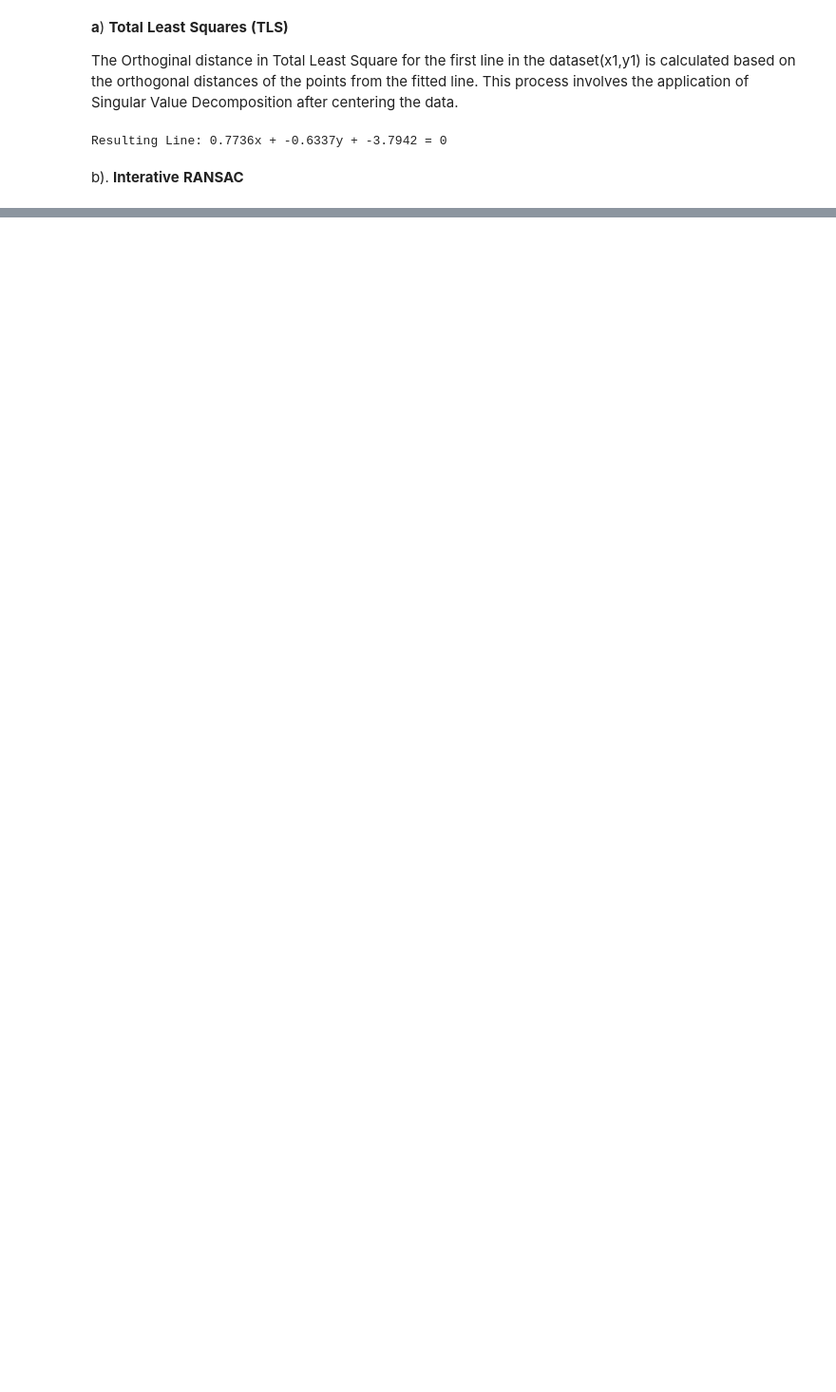
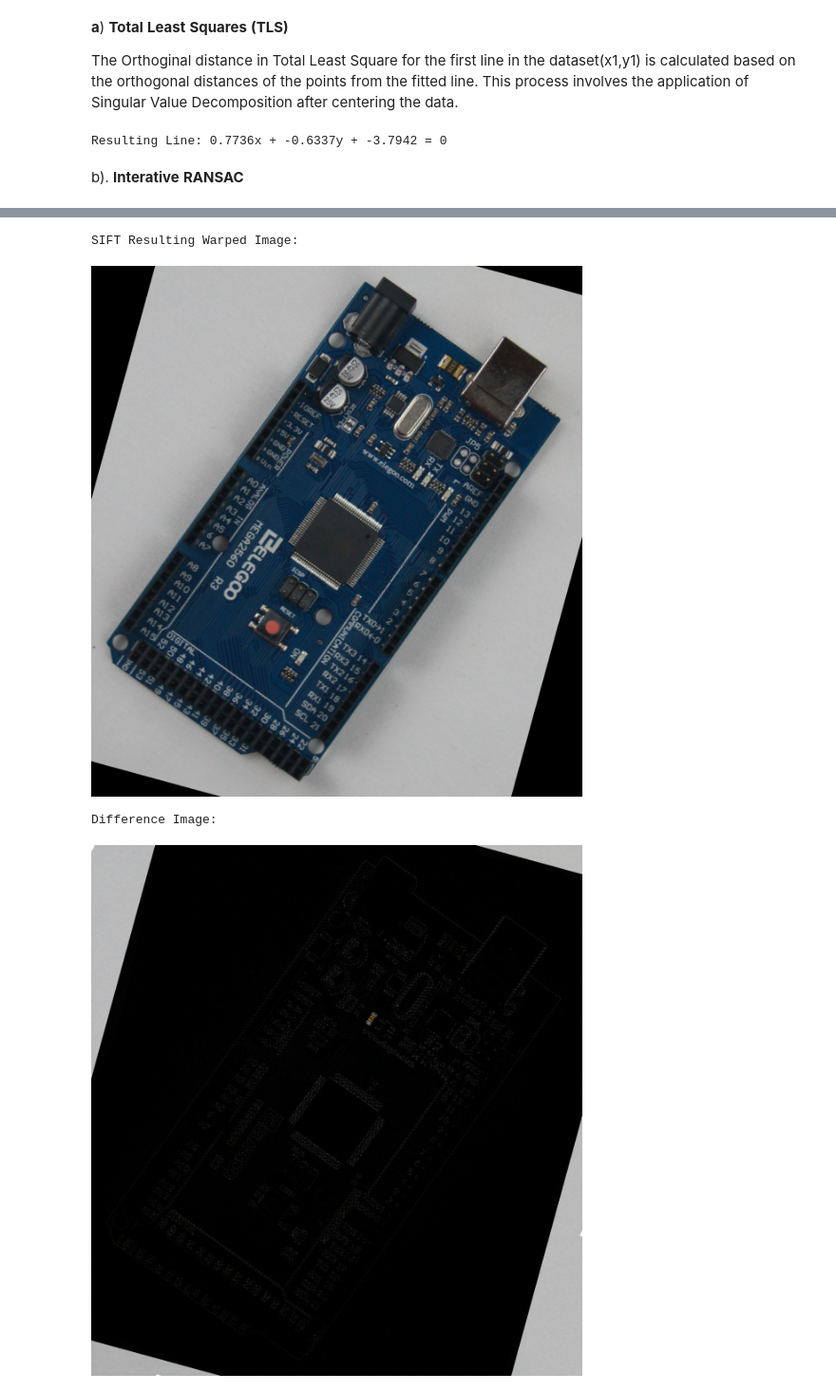
Before and after one commit to dilsh9810/IT3437_Assignment02, a Jupyter notebook: IT5437_Assignment02.ipynb, the cells around one changed output, grey strips where cells are left out. Shown at 95% size. Drawn from its saved outputs; the diff is of its cells as text; code cells hidden in the pictures; blank space fills up the shorter version.

```diff
--- a/IT5437_Assignment02.ipynb
+++ b/IT5437_Assignment02.ipynb
@@ -108,0 +165,46 @@ Line 3 Parameters: 0.7541x + -0.6568y + 0.6041 = 0
+# %%
+import cv2 as cv
+import numpy as np
+from google.colab.patches import cv2_imshow
+
+# NOTE: Interactive mouse clicking (cv.setMouseCallback) does not work in Colab.
+# You would typically need to use a JS snippet or define manual points for Colab.
+# I am updating the code to use cv2_imshow to prevent crashing.
+
+im1 = cv.imread('/content/sample_data/c1.jpg', cv.IMREAD_REDUCED_COLOR_4)
+im2 = cv.imread('/content/sample_data/c2.jpg', cv.IMREAD_REDUCED_COLOR_4)
+
+if im1 is None or im2 is None:
+    print("Error: Could not load images. Check the file paths.")
+else:
+    h, w, _ = im2.shape
+
+    # SIFT/ORB Keypoints and Matching (Automated approach is safer in Colab)
+    sift = cv.SIFT_create()
+    kp1, des1 = sift.detectAndCompute(im1, None)
+    kp2, des2 = sift.detectAndCompute(im2, None)
+
+    bf = cv.BFMatcher()
+    matches = bf.knnMatch(des1, des2, k=2)
+
+    good_matches = [m for m, n in matches if m.distance < 0.75 * n.distance]
+
+    if len(good_matches) > 4:
+        src_pts = np.float32([kp1[m.queryIdx].pt for m in good_matches]).reshape(-1, 1, 2)
+        dst_pts = np.float32([kp2[m.trainIdx].pt for m in good_matches]).reshape(-1, 1, 2)
+
+        H_auto, mask = cv.findHomography(src_pts, dst_pts, cv.RANSAC, 5.0)
+        im1_warped_auto = cv.warpPerspective(im1, H_auto, (w, h))
+        difference_auto = cv.absdiff(im2, im1_warped_auto)
+
+        print("SIFT Resulting Warped Image:")
+        cv2_imshow(im1_warped_auto)
+        print("Difference Image:")
+        cv2_imshow(difference_auto)
+    else:
+        print("Not enough matches found.")
+# %% [output]
+SIFT Resulting Warped Image:
+[figure, added]
+Difference Image:
+[figure, added]
```
Also changed, not shown: parts of 8 cells of this notebook.
